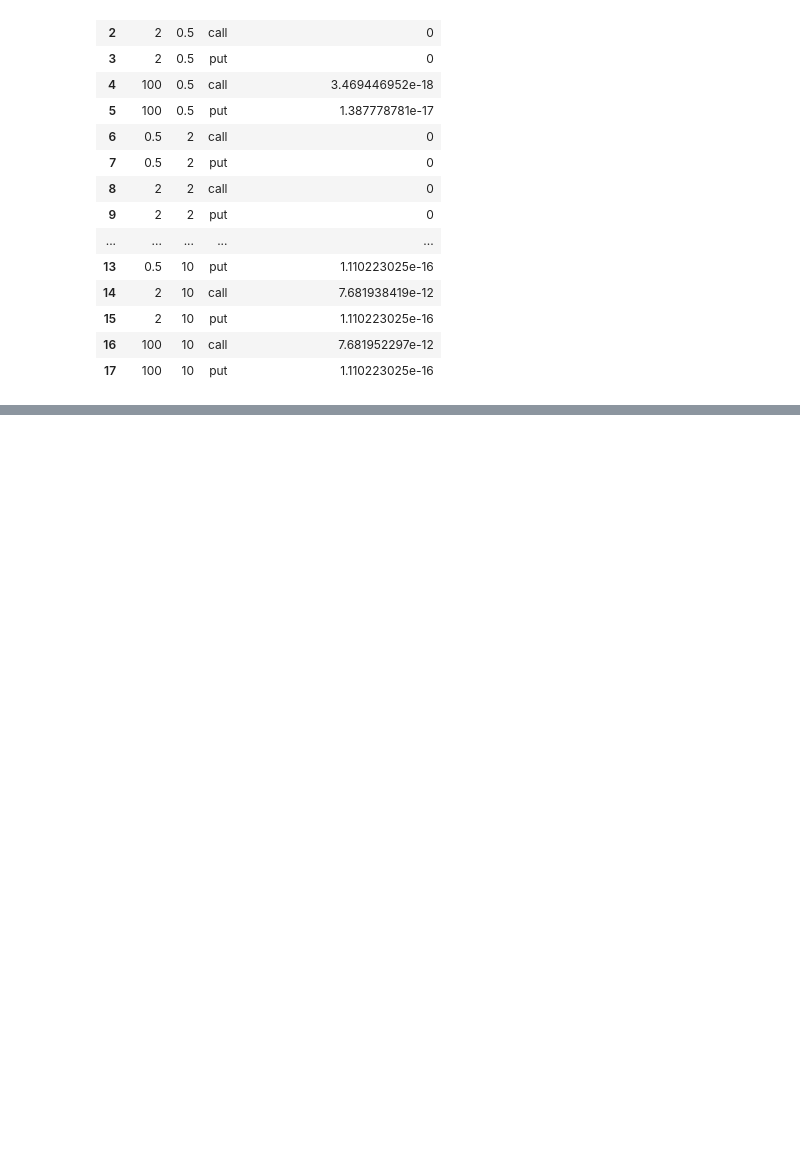
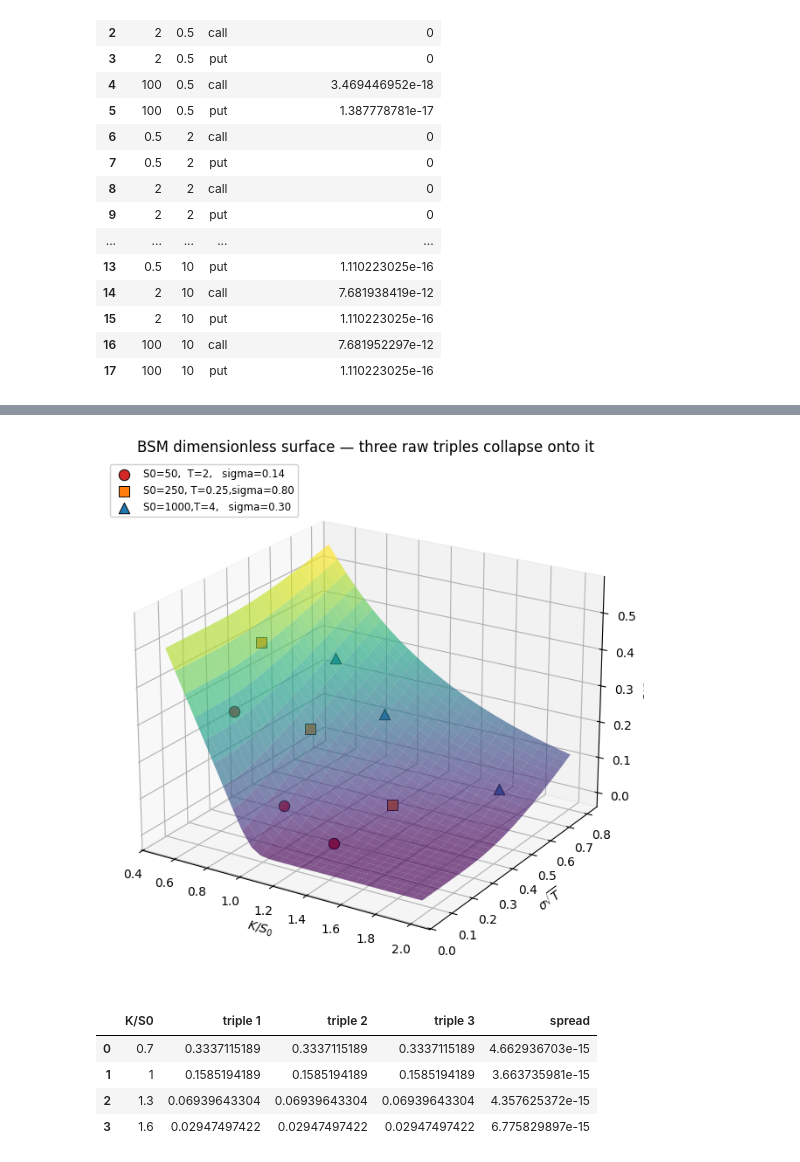
Before and after one commit to ee2625/fourier-cosine-option-pricing, a Jupyter notebook: notebooks/tests.ipynb, the cells around one changed output, grey strips where cells are left out. Drawn from its saved outputs; the diff is of its cells as text; code cells hidden in the pictures; blank space fills up the shorter version.

```diff
--- a/notebooks/tests.ipynb
+++ b/notebooks/tests.ipynb
@@ -912,0 +1114,71 @@ pd.DataFrame(rows, columns=["alpha", "mu", "cp", "worst |C_resc/(alpha*S0) - C/S
+# %%
+L_BSM = 20.0
+N_K_s, N_V_s = 28, 28                         # reduce from 40 for notebook speed
+k_over_s  = np.linspace(0.5, 2.0, N_K_s)
+sig_sqT   = np.linspace(0.05, 0.8, N_V_s)
+KK_s, VV_s = np.meshgrid(k_over_s, sig_sqT, indexing="ij")
+
+def bsm_surface(S0, T, KK, VV):
+    Kgrid = KK * S0
+    sigma = VV / np.sqrt(T)
+    Z = np.empty_like(Kgrid)
+    for j in range(sigma.shape[1]):
+        sig = float(sigma[0, j])
+        m   = BsmModel(sigma=sig)
+        a, b = m.trunc_range(T, L=L_BSM)
+        Z[:, j] = cos_price(m.char_func(T), T, Kgrid[:, j],
+                            fwd=S0, df=1.0, cp=+1, trunc_range=(a, b)) / S0
+    return Z
+
+Z_bsm = bsm_surface(100.0, 1.0, KK_s, VV_s)
+
+triples = [
+    ("S0=50,  T=2,   sigma=0.14",    50.0, 2.00, 0.14, np.array([0.7, 1.0, 1.3])),
+    ("S0=250, T=0.25,sigma=0.80",   250.0, 0.25, 0.80, np.array([0.6, 0.9, 1.4])),
+    ("S0=1000,T=4,   sigma=0.30",  1000.0, 4.00, 0.30, np.array([0.8, 1.1, 1.8])),
+]
+
+fig = plt.figure(figsize=(9, 6.5))
+ax  = fig.add_subplot(111, projection="3d")
+ax.plot_surface(KK_s, VV_s, Z_bsm, cmap="viridis", alpha=0.65,
+                linewidth=0, antialiased=True)
+colors  = ["#d62728", "#ff7f0e", "#1f77b4"]
+markers = ["o", "s", "^"]
+for i, (lbl, S0, T, sig, mn) in enumerate(triples):
+    m  = BsmModel(sigma=sig)
+    a, b = m.trunc_range(T, L=L_BSM)
+    px = cos_price(m.char_func(T), T, mn * S0, fwd=S0, df=1.0,
+                   cp=+1, trunc_range=(a, b)) / S0
+    ax.scatter(mn, np.full_like(mn, sig * np.sqrt(T)), px, s=80, color=colors[i],
+               marker=markers[i], edgecolor="black", linewidth=0.7,
+               label=lbl, depthshade=False)
+ax.set(xlabel=r"$K/S_0$", ylabel=r"$\sigma\sqrt{T}$", zlabel=r"$C/S_0$")
+ax.set_title("BSM dimensionless surface — three raw triples collapse onto it")
+ax.view_init(elev=22, azim=-58)
+ax.legend(loc="upper left", fontsize=8.5, framealpha=0.92)
+fig.tight_layout(); plt.show()
+
+# Numeric collapse check at a common pi-point (sigma*sqrt(T) = 0.4)
+common = [(50.0, 2.00, 0.4 / np.sqrt(2.00)),
+          (250.0, 0.25, 0.4 / np.sqrt(0.25)),
+          (1000., 4.00, 0.4 / np.sqrt(4.00))]
+mn_grid = np.array([0.7, 1.0, 1.3, 1.6])
+rows = []
+for moneyness in mn_grid:
+    row = [moneyness]
+    for S0, T, sig in common:
+        m = BsmModel(sigma=sig)
+        a, b = m.trunc_range(T, L=L_BSM)
+        p = float(cos_price(m.char_func(T), T, moneyness * S0,
+                            fwd=S0, df=1.0, cp=+1, trunc_range=(a, b)))
+        row.append(p / S0)
+    row.append(max(row[1:]) - min(row[1:]))
+    rows.append(row)
+pd.DataFrame(rows, columns=["K/S0", "triple 1", "triple 2", "triple 3", "spread"])
+# %% [output]
+[figure, added]
+|  | K/S0 | triple 1 | triple 2 | triple 3 | spread |
+| 0 | 0.7 | 0.3337115189 | 0.3337115189 | 0.3337115189 | 4.662936703e-15 |
+| 1 | 1 | 0.1585194189 | 0.1585194189 | 0.1585194189 | 3.663735981e-15 |
+| 2 | 1.3 | 0.06939643304 | 0.06939643304 | 0.06939643304 | 4.357625372e-15 |
+| 3 | 1.6 | 0.02947497422 | 0.02947497422 | 0.02947497422 | 6.775829897e-15 |
```
Also changed, not shown: parts of 27 cells of this notebook.
